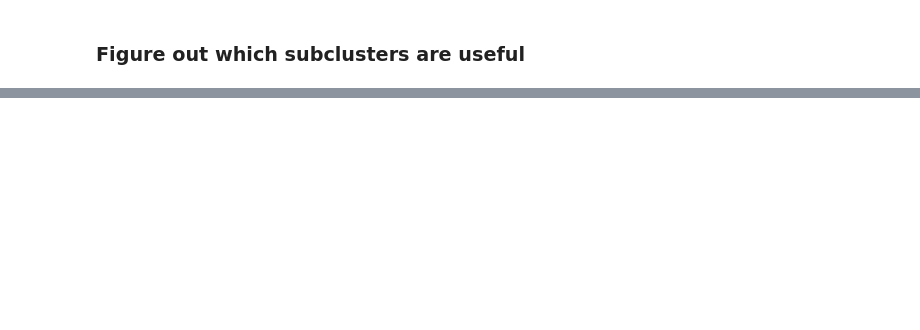
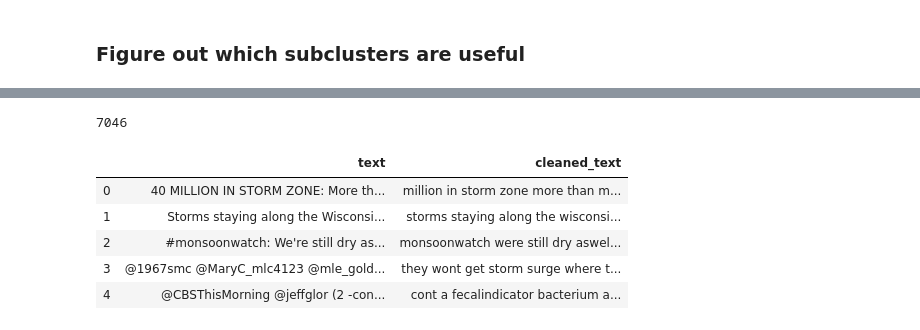
Before and after one commit to theultimate1/research, a Jupyter notebook: phase2/useful_phase_1_work/cluster_analysis_of_tweets.ipynb, the cells around one changed output, grey strips where cells are left out. Saved outputs shown, nothing was run; the diff lists cells and outputs as text; code cells hidden in the pictures; blank space fills up the shorter version.

```diff
--- a/phase2/useful_phase_1_work/cluster_analysis_of_tweets.ipynb
+++ b/phase2/useful_phase_1_work/cluster_analysis_of_tweets.ipynb
@@ -1090,2 +732,29 @@ relevant_tweets.head()
+# %%
+# Relevancy scores of 2
+twos = pd.concat([dataframes[2].loc[(dataframes[2]['subcluster'] != 0) | \
+                    (dataframes[2]['subcluster'] != 1) | (dataframes[2]['subcluster'] != 5) | \
+                    (dataframes[2]['subcluster'] != 6) | (dataframes[2]['subcluster'] != 7) | \
+                    (dataframes[2]['subcluster'] != 8) | (dataframes[2]['subcluster'] != 9) | \
+                    (dataframes[2]['subcluster'] != 10)], dataframes[3].loc[(dataframes[3]['subcluster'] != 7) | \
+                    (dataframes[3]['subcluster'] != 8) | (dataframes[3]['subcluster'] != 9) | \
+                    (dataframes[3]['subcluster'] != 10) | (dataframes[3]['subcluster'] != 11)], dataframes[4],
+                    dataframes[5].loc[(dataframes[5]['subcluster'] != 0) | (dataframes[5]['subcluster'] != 1) |\
+                    (dataframes[5]['subcluster'] != 2) | (dataframes[5]['subcluster'] != 3)], dataframes[6], dataframes[7].loc[\
+                    (dataframes[7]['subcluster'] != 0) | (dataframes[7]['subcluster'] == 2) | \
+                    (dataframes[5]['subcluster'] != 3)], dataframes[8].loc[(dataframes[8]['subcluster'] != 0) |\
+                    (dataframes[8]['subcluster'] != 1) | (dataframes[8]['subcluster'] != 2) | (dataframes[8]['subcluster'] != 3) |\
+                    (dataframes[8]['subcluster'] != 4) | (dataframes[8]['subcluster'] != 5) | (dataframes[8]['subcluster'] != 6)]])
+twos.drop_duplicates(subset = ['cleaned_text']).reset_index()
+twos = twos[['text', 'cleaned_text']]
+print(len(twos))
+twos.head()
+# %% [output]
+7046
+|  | text | cleaned_text |
+| 0 | 40 MILLION IN STORM ZONE: More th... | million in storm zone more than m... |
+| 1 | Storms staying along the Wisconsi... | storms staying along the wisconsi... |
+| 2 | #monsoonwatch: We're still dry as... | monsoonwatch were still dry aswel... |
+| 3 | @1967smc @MaryC_mlc4123 @mle_gold... | they wont get storm surge where t... |
+| 4 | @CBSThisMorning @jeffglor (2 -con... | cont a fecalindicator bacterium a... |
 # %%
 from pandas import HDFStore
```
Also changed, not shown: parts of 70 cells of this notebook, 4 other files.
